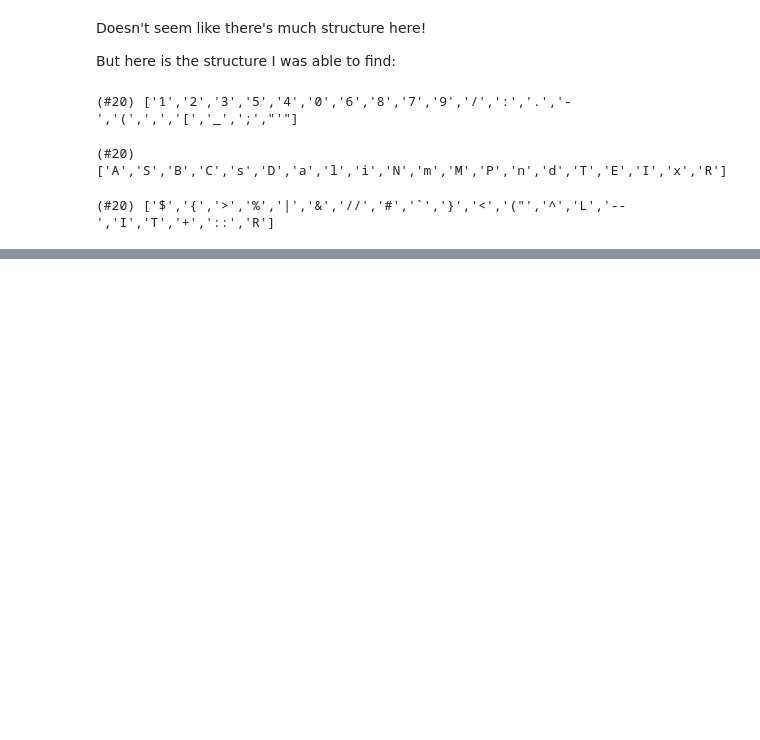
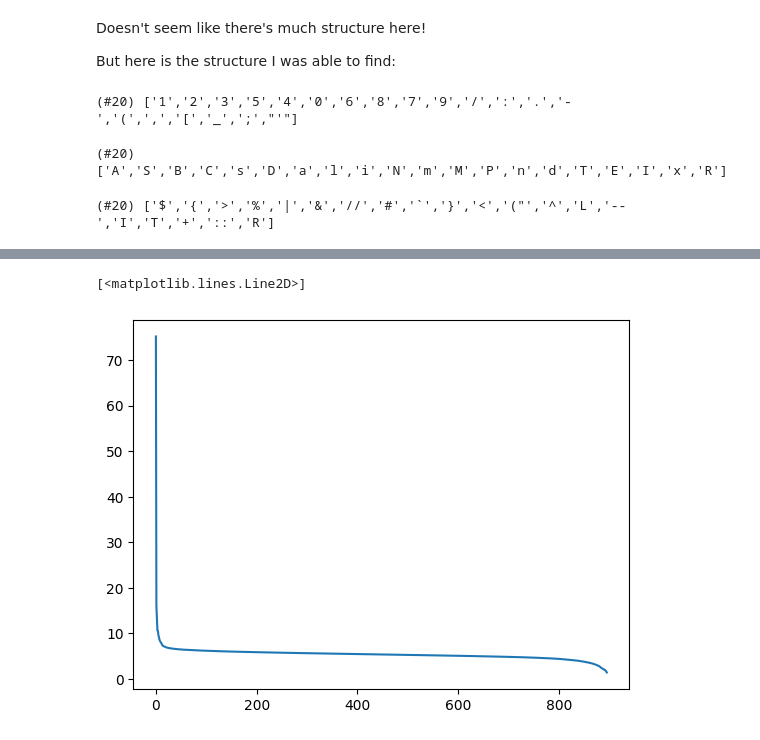
Before and after one commit to ozpau/make_llm, a Jupyter notebook: nbs/02_token_embeddings.ipynb, the cells around one changed output, grey strips where cells are left out. Cells and saved outputs as stored; diff of their text form; code cells hidden in the pictures; blank space fills up the shorter version.

```diff
--- a/nbs/02_token_encoding.ipynb
+++ b/nbs/02_token_embeddings.ipynb
@@ -327,0 +406,2 @@ find_neighbours('$')
+# %%
+U, S, Vh = torch.linalg.svd(w, full_matrices=False)
@@ -327,0 +424,5 @@ find_neighbours('$')
+# %%
+plt.plot(S)
+# %% [output]
+[<matplotlib.lines.Line2D>]
+[figure, added]
```
Also changed, not shown: parts of 114 cells of this notebook, 3 other files.
